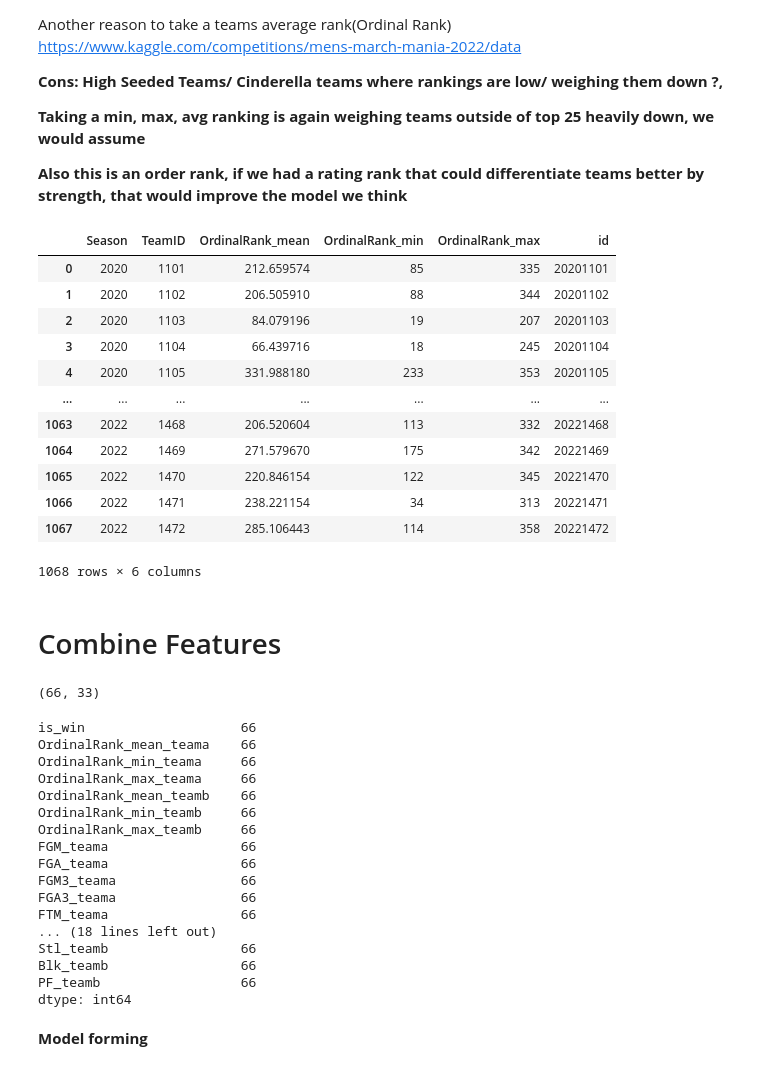
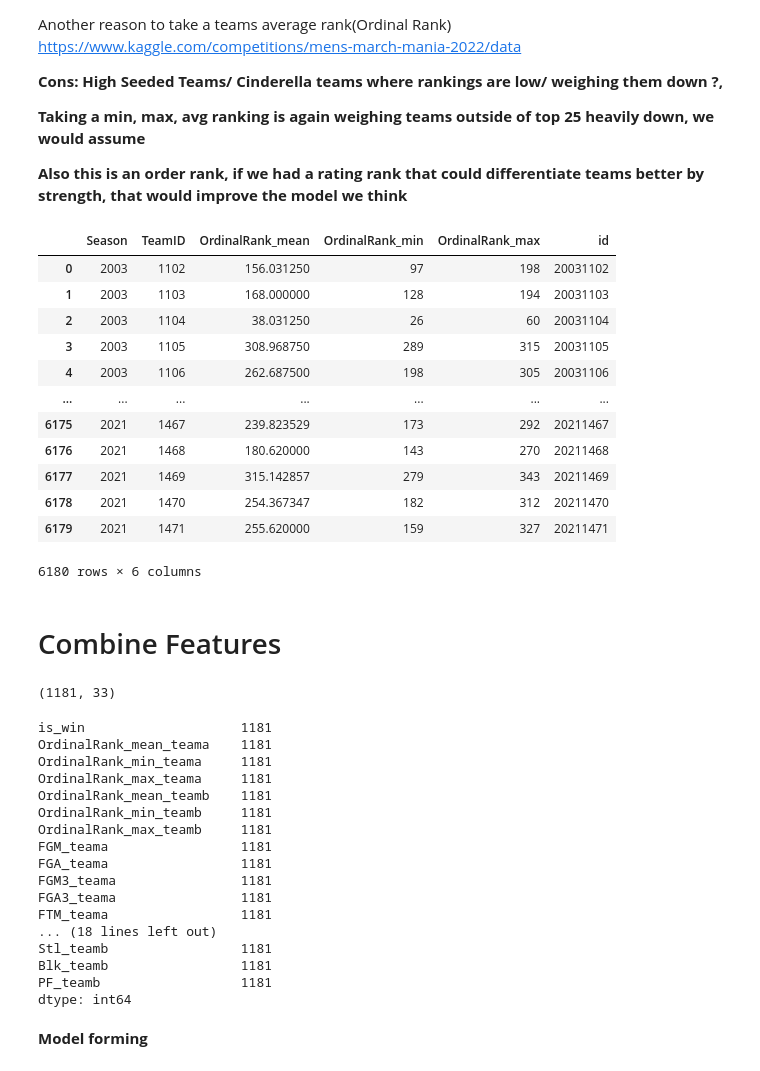
Before and after one commit to racruz25/group_project, a Jupyter notebook: Random_Forest_Model.ipynb, the cells around one changed output. Drawn from its saved outputs; the diff is of its cells as text; code cells hidden in the pictures.

```diff
--- a/Random_Forest_Model.ipynb
+++ b/Random_Forest_Model.ipynb
@@ -182,33 +183,33 @@ The "Massey Ordinal Rank " This file lists out rankings (e.g. #1, #2, #3, ..., #
 # %%
 # Read in Massey Rankings up to day 128 - Shows Teams and Massey Rankings by day in the 2003-2022 seasons
 
 ranks = pd.read_csv(files[3])
 
 # ['RankingDayNum'] == 133 - Because we only want Rankings leading up to the tournament
 
-ranks = ranks[ranks['Season'] >= 2020].reset_index(drop=True)
-#ranks = ranks[ranks['RankingDayNum'] == 133].reset_index(drop=True)
+ranks = ranks[ranks['Season'] >= 2002].reset_index(drop=True)
+ranks = ranks[ranks['RankingDayNum'] == 133].reset_index(drop=True)
 
 aggregate_ranks = ranks.groupby(['Season', 'TeamID']).agg({'OrdinalRank': ['mean', 'min', 'max']})
 aggregate_ranks.columns = ['_'.join(col) for col in aggregate_ranks.columns]
 
 massey_Ranks = aggregate_ranks.reset_index()
 massey_Ranks['id'] = massey_Ranks.Season.astype(str) + massey_Ranks.TeamID.astype(str)
 massey_Ranks
 # %% [output]
 |  | Season | TeamID | OrdinalRank_mean | OrdinalRank_min | OrdinalRank_max | id |
-| 0 | 2020 | 1101 | 212.659574 | 85 | 335 | 20201101 |
-| 1 | 2020 | 1102 | 206.505910 | 88 | 344 | 20201102 |
-| 2 | 2020 | 1103 | 84.079196 | 19 | 207 | 20201103 |
-| 3 | 2020 | 1104 | 66.439716 | 18 | 245 | 20201104 |
-| 4 | 2020 | 1105 | 331.988180 | 233 | 353 | 20201105 |
+| 0 | 2003 | 1102 | 156.031250 | 97 | 198 | 20031102 |
+| 1 | 2003 | 1103 | 168.000000 | 128 | 194 | 20031103 |
+| 2 | 2003 | 1104 | 38.031250 | 26 | 60 | 20031104 |
+| 3 | 2003 | 1105 | 308.968750 | 289 | 315 | 20031105 |
+| 4 | 2003 | 1106 | 262.687500 | 198 | 305 | 20031106 |
 | ... | ... | ... | ... | ... | ... | ... |
-| 1063 | 2022 | 1468 | 206.520604 | 113 | 332 | 20221468 |
-| 1064 | 2022 | 1469 | 271.579670 | 175 | 342 | 20221469 |
-| 1065 | 2022 | 1470 | 220.846154 | 122 | 345 | 20221470 |
-| 1066 | 2022 | 1471 | 238.221154 | 34 | 313 | 20221471 |
-| 1067 | 2022 | 1472 | 285.106443 | 114 | 358 | 20221472 |
+| 6175 | 2021 | 1467 | 239.823529 | 173 | 292 | 20211467 |
+| 6176 | 2021 | 1468 | 180.620000 | 143 | 270 | 20211468 |
+| 6177 | 2021 | 1469 | 315.142857 | 279 | 343 | 20211469 |
+| 6178 | 2021 | 1470 | 254.367347 | 182 | 312 | 20211470 |
+| 6179 | 2021 | 1471 | 255.620000 | 159 | 327 | 20211471 |
-1068 rows × 6 columns
+6180 rows × 6 columns
 # %%
 # # 9) Extract tourney data
 
@@ -226,7 +227,9 @@ def is_winning(wteam, lteam):
 
 
 march_tourney = pd.read_csv(files[1])
-march_tourney = march_tourney[march_tourney['Season'] >= 2020].reset_index(drop=True)
+march_tourney = march_tourney[march_tourney['Season'] >= 2002].reset_index(drop=True)
+#march_tourney = march_tourney[march_tourney['DayNum'] >= 133].reset_index(drop=True)
+
 
 train = march_tourney
 
@@ -246,23 +249,23 @@ train = train.drop(['DayNum', 'WTeamID', 'LTeamID', 'NumOT', 'Season', 'WLoc'],
 print(train.shape)
 train.count()
 # %% [output]
-(66, 33)
+(1181, 33)
-is_win                    66
-OrdinalRank_mean_teama    66
-OrdinalRank_min_teama     66
-OrdinalRank_max_teama     66
-OrdinalRank_mean_teamb    66
-OrdinalRank_min_teamb     66
-OrdinalRank_max_teamb     66
-FGM_teama                 66
-FGA_teama                 66
-FGM3_teama                66
-FGA3_teama                66
-FTM_teama                 66
+is_win                    1181
+OrdinalRank_mean_teama    1181
+OrdinalRank_min_teama     1181
+OrdinalRank_max_teama     1181
+OrdinalRank_mean_teamb    1181
+OrdinalRank_min_teamb     1181
+OrdinalRank_max_teamb     1181
+FGM_teama                 1181
+FGA_teama                 1181
+FGM3_teama                1181
+FGA3_teama                1181
+FTM_teama                 1181
 ... (18 lines left out)
-Stl_teamb                 66
-Blk_teamb                 66
-PF_teamb                  66
+Stl_teamb                 1181
+Blk_teamb                 1181
+PF_teamb                  1181
 dtype: int64
 # %% [markdown]
 **Model forming**
```
Also changed, not shown: parts of 12 cells of this notebook.
